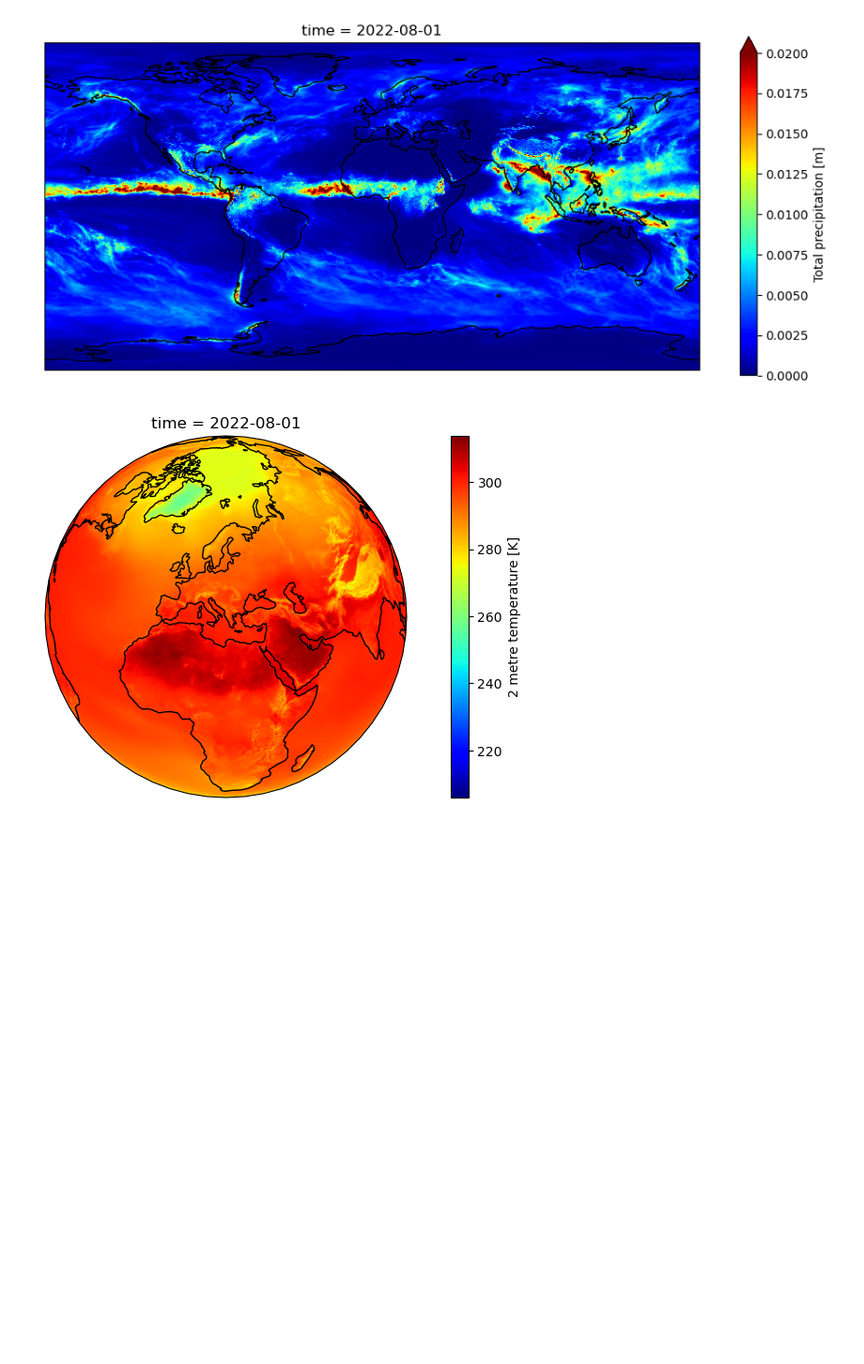
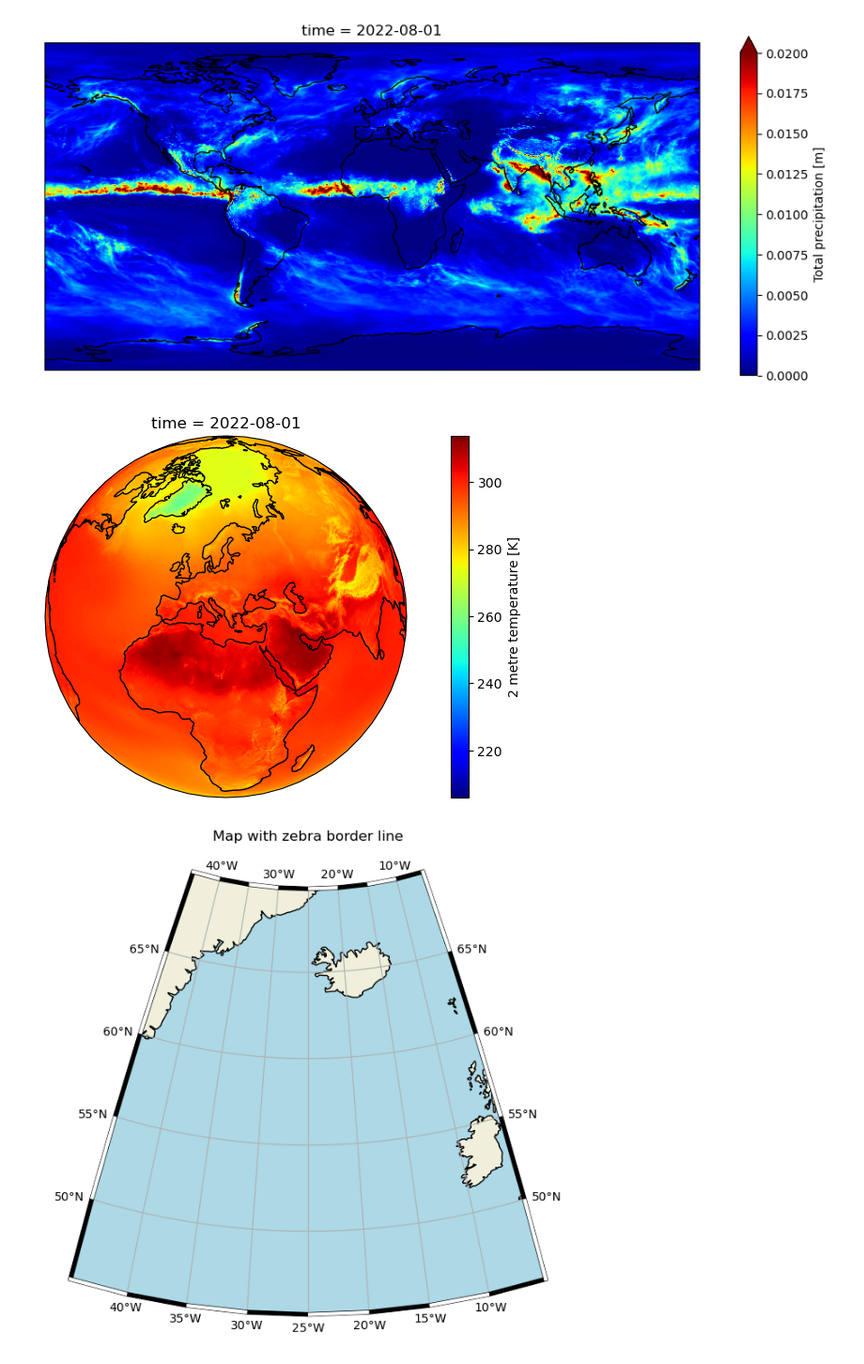
Before and after one commit to Rjtellez/carta_netcdf, a Jupyter notebook: ploteo_netcdf.ipynb, the cells around one changed output. Shown at 94% size. Cells and saved outputs as stored; diff of their text form; code cells hidden in the pictures; blank space fills up the shorter version.

```diff
--- a/ploteo_netcdf.ipynb
+++ b/ploteo_netcdf.ipynb
@@ -88,3 +88,64 @@ ax.coastlines()
 plt.show()
 # %% [output]
 [figure]
+# %%
+import cartopy.crs as ccrs
+import cartopy
+import matplotlib.pyplot as plt
+import matplotlib.path as mpath
+import matplotlib.patches as patches
+
+# The lat-long projection
+noProj = ccrs.PlateCarree(central_longitude=0)
+# The projection of the map:
+myProj = ccrs.Orthographic(central_longitude=-25, central_latitude=58)
+myProj._threshold = myProj._threshold/40.  #for higher precision plot
+
+fig = plt.figure(figsize=(8,12))
+ax = fig.add_subplot(1, 1, 1, projection=myProj)
+
+# Zebra-border-line segments ...
+#  four edges on separate lines of code
+# 1: lower edge: Left - Right
+# 2: Right edge: Bottom - Top
+# 3: Upper edge: Right - Left
+# 4: Left edge: Top - Bottom
+[ax_hdl] = ax.plot(
+    [
+        -45, -40, -35, -30, -25, -20, -15, -10, -5,
+        -5,-5,-5,-5,-5,
+        -10,-15,-20,-25,-30,-35,-40,-45,
+        -45, -45, -45, -45, -45
+    ],
+    [
+        45, 45, 45, 45, 45, 45, 45, 45, 45,
+        50, 55, 60, 65, 70,
+        70,70,70,70,70,70,70,70,
+        65, 60, 55, 50, 45
+    ],
+    color='black', linewidth=0.5,
+    transform=noProj)
+tx_path = ax_hdl._get_transformed_path()
+path_in_data_coords, _ = tx_path.get_transformed_path_and_affine()
+polygon1s = mpath.Path( path_in_data_coords.vertices)
+vcode = [1,2,1,2,1,2,1,2,1,2,1,2,1,2,1,2,1,2,1,2,1,2,1,2,1,2,1]  #Path-code
+polygon1v = mpath.Path( path_in_data_coords.vertices, vcode)
+
+ax.set_boundary(polygon1s) #masks-out unwanted part of the plot
+
+# Zebra-pattern creation
+# The pattern line is created from 2 layers
+#  lower layer: thicker, black solid line
+#  top layer: thinner, dashed white line
+patch1s = patches.PathPatch(polygon1s, facecolor='none', ec="black", lw=7, zorder=100)
+patch1v = patches.PathPatch(polygon1v, facecolor='none', ec="white", lw=6, zorder=101)
+ax.add_patch(patch1s)
+ax.add_patch(patch1v)
+
+ax.gridlines(draw_labels=True, x_inline=False, y_inline=False)
+ax.add_feature(cartopy.feature.OCEAN, linewidth=.3, color='lightblue')
+ax.add_feature(cartopy.feature.LAND, zorder=1, edgecolor='black')
+ax.title.set_text("Map with zebra border line")
+plt.show()
+# %% [output]
+[figure, added]
```
Also changed, not shown: 2 other files.
